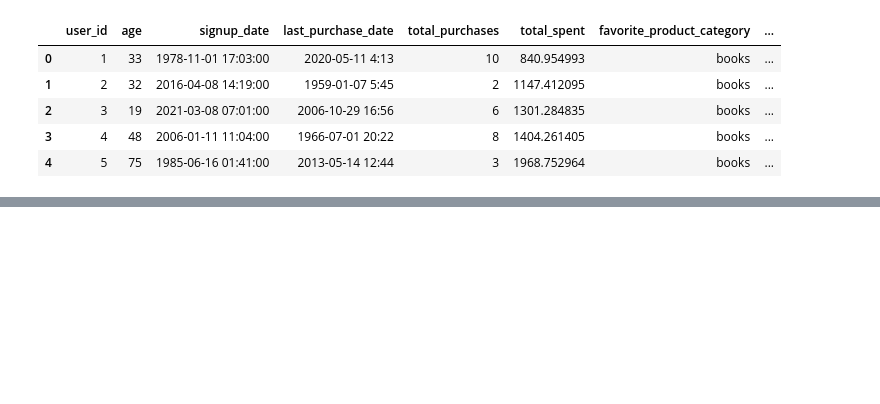
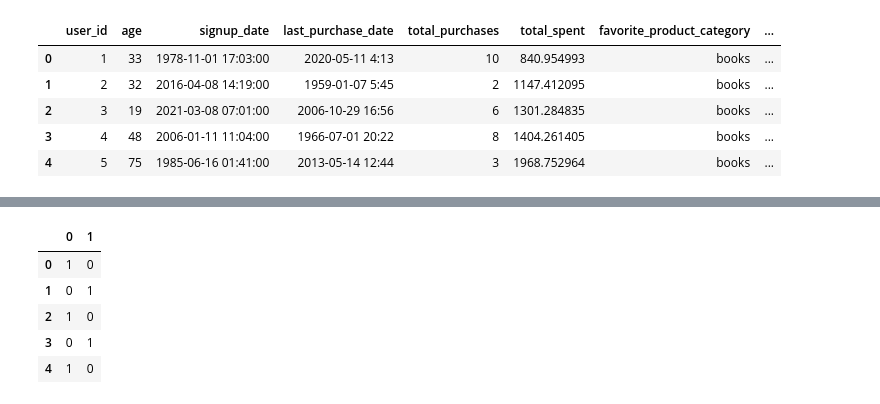
Before and after one commit to vicky887766/schulich-6666, a Jupyter notebook: Class 5 practice.ipynb, the cells around one changed output, grey strips where cells are left out. Cells and saved outputs as stored; diff of their text form; code cells hidden in the pictures; blank space fills up the shorter version.

```diff
--- a/Class 5 practice.ipynb
+++ b/Class 5 practice.ipynb
@@ -112,0 +105,10 @@ def good_bad(temp,hum):
+# %%
+def good_bad(hour,day):
+    if hour > 10 and day > 10:
+        return 'good'
+    elif hour <=10 and day >= 10 and day <= 20:
+        return 'normal'
+    else:
+        return 'fine'
+# %%
+df['user_type'] = df.apply(lambda x: good_bad(x['hour'], x['day']), axis=1)
@@ -112,0 +124,4 @@ def good_bad(temp,hum):
+# %%
+#Dummy variables  ---rename
+gender_mapping = {'female': 0, 'male': 1}
+df['gender'] = df['gender'].map(gender_mapping).fillna(0)
@@ -112,0 +137,12 @@ def good_bad(temp,hum):
+# %%
+#Create gender dummy variables
+gender_dummies = pd.get_dummies(df['gender'])
+# %%
+gender_dummies.head()
+# %% [output]
+|  | 0 | 1 |
+| 0 | 1 | 0 |
+| 1 | 0 | 1 |
+| 2 | 1 | 0 |
+| 3 | 0 | 1 |
+| 4 | 1 | 0 |
```
Also changed, not shown: parts of 4 cells of this notebook.
